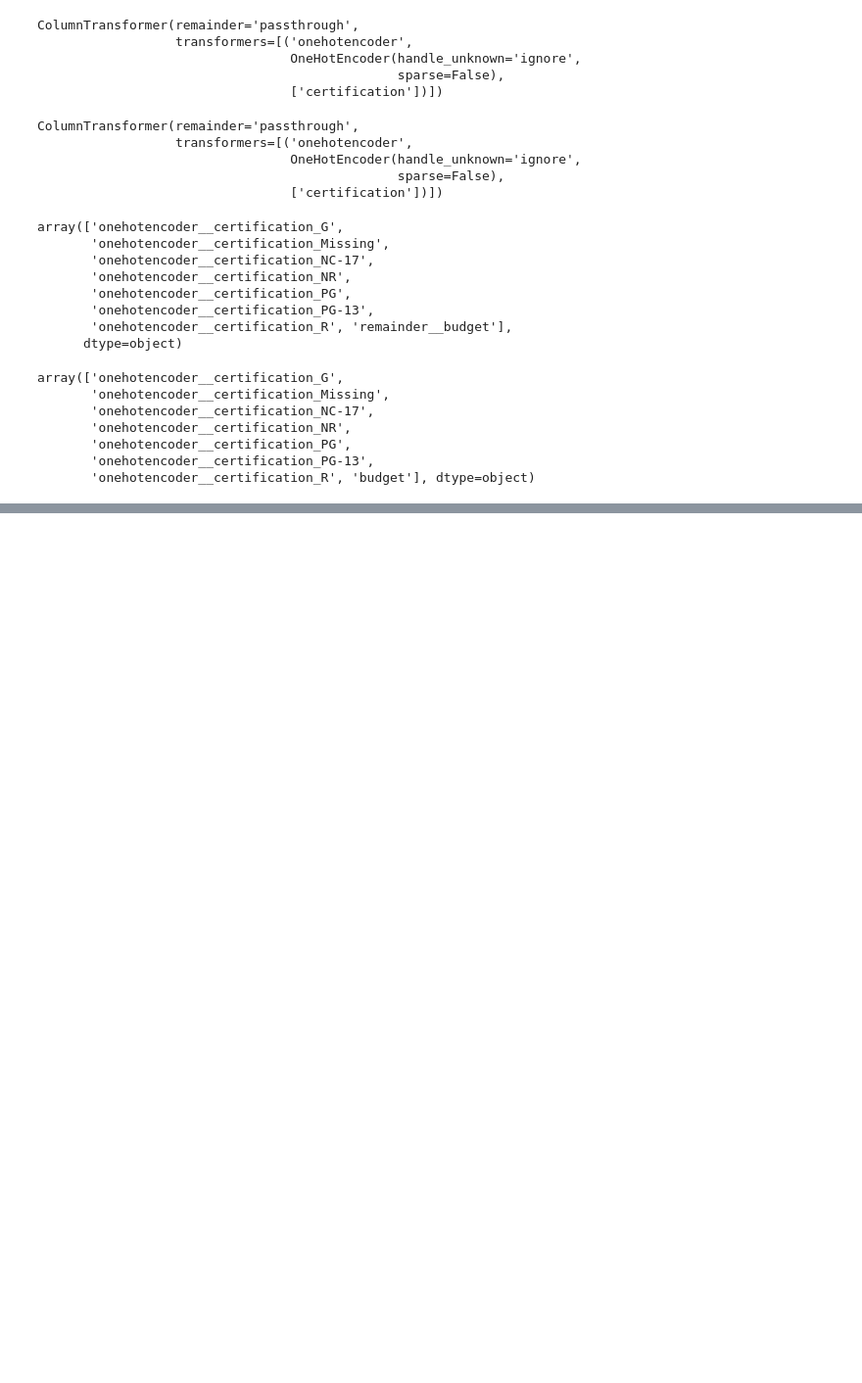
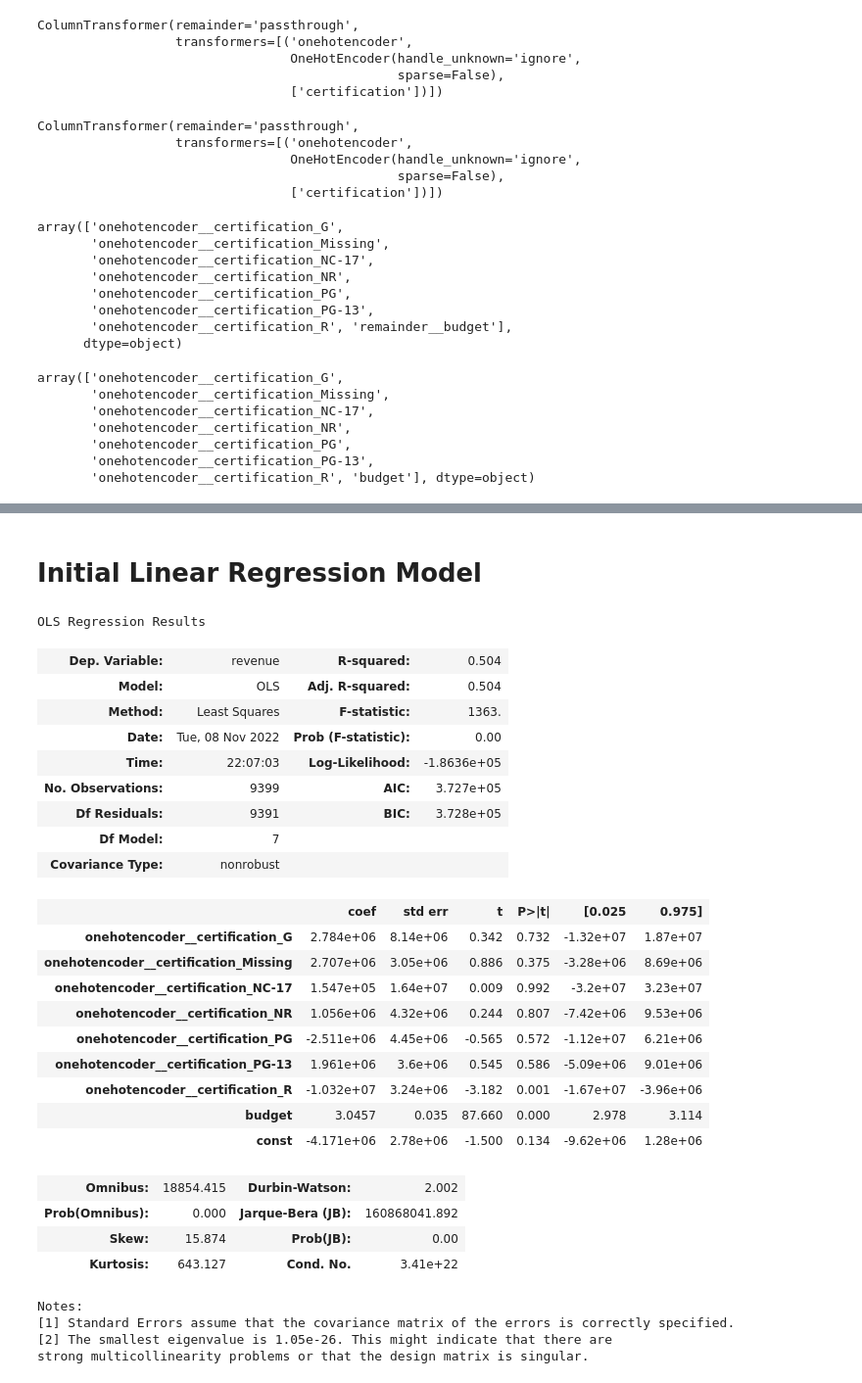
Before and after one commit to mvince33/imdb_predictions, a Jupyter notebook: linear_regression.ipynb, the cells around one changed output, grey strips where cells are left out. Shown: that part at 98% size. Drawn from its saved outputs; the diff is of its cells as text; code cells hidden in the pictures; blank space fills up the shorter version.

Commit message:
Constructed an initial linear regression model.

```diff
--- a/linear_regression.ipynb
+++ b/linear_regression.ipynb
@@ -292,3 +292,39 @@ display(X_train_df.head(), X_test_df.head())
 # Add constants to the data frames for linear regression
 X_train_df = sm.add_constant(X_train_df, prepend = False, has_constant = 'add')
 X_test_df = sm.add_constant(X_test_df, prepend = False, has_constant = 'add')
+# %% [markdown]
+# Initial Linear Regression Model
+# %%
+# Train a linear regression model
+model = sm.OLS(y_train, X_train_df, hasconst = True)
+result = model.fit()
+result.summary()
+# %% [output]
+OLS Regression Results
+| Dep. Variable: | revenue | R-squared: | 0.504 |
+| Model: | OLS | Adj. R-squared: | 0.504 |
+| Method: | Least Squares | F-statistic: | 1363. |
+| Date: | Tue, 08 Nov 2022 | Prob (F-statistic): | 0.00 |
+| Time: | 22:07:03 | Log-Likelihood: | -1.8636e+05 |
+| No. Observations: | 9399 | AIC: | 3.727e+05 |
+| Df Residuals: | 9391 | BIC: | 3.728e+05 |
+| Df Model: | 7 |  |  |
+| Covariance Type: | nonrobust |  |  |
+|  | coef | std err | t | P>|t| | [0.025 | 0.975] |
+| onehotencoder__certification_G | 2.784e+06 | 8.14e+06 | 0.342 | 0.732 | -1.32e+07 | 1.87e+07 |
+| onehotencoder__certification_Missing | 2.707e+06 | 3.05e+06 | 0.886 | 0.375 | -3.28e+06 | 8.69e+06 |
+| onehotencoder__certification_NC-17 | 1.547e+05 | 1.64e+07 | 0.009 | 0.992 | -3.2e+07 | 3.23e+07 |
+| onehotencoder__certification_NR | 1.056e+06 | 4.32e+06 | 0.244 | 0.807 | -7.42e+06 | 9.53e+06 |
+| onehotencoder__certification_PG | -2.511e+06 | 4.45e+06 | -0.565 | 0.572 | -1.12e+07 | 6.21e+06 |
+| onehotencoder__certification_PG-13 | 1.961e+06 | 3.6e+06 | 0.545 | 0.586 | -5.09e+06 | 9.01e+06 |
+| onehotencoder__certification_R | -1.032e+07 | 3.24e+06 | -3.182 | 0.001 | -1.67e+07 | -3.96e+06 |
+| budget | 3.0457 | 0.035 | 87.660 | 0.000 | 2.978 | 3.114 |
+| const | -4.171e+06 | 2.78e+06 | -1.500 | 0.134 | -9.62e+06 | 1.28e+06 |
+| Omnibus: | 18854.415 | Durbin-Watson: | 2.002 |
+| Prob(Omnibus): | 0.000 | Jarque-Bera (JB): | 160868041.892 |
+| Skew: | 15.874 | Prob(JB): | 0.00 |
+| Kurtosis: | 643.127 | Cond. No. | 3.41e+22 |
+Notes:
+[1] Standard Errors assume that the covariance matrix of the errors is correctly specified.
+[2] The smallest eigenvalue is 1.05e-26. This might indicate that there are
+strong multicollinearity problems or that the design matrix is singular.
```
Also changed, not shown: parts of 1 cell of this notebook.
